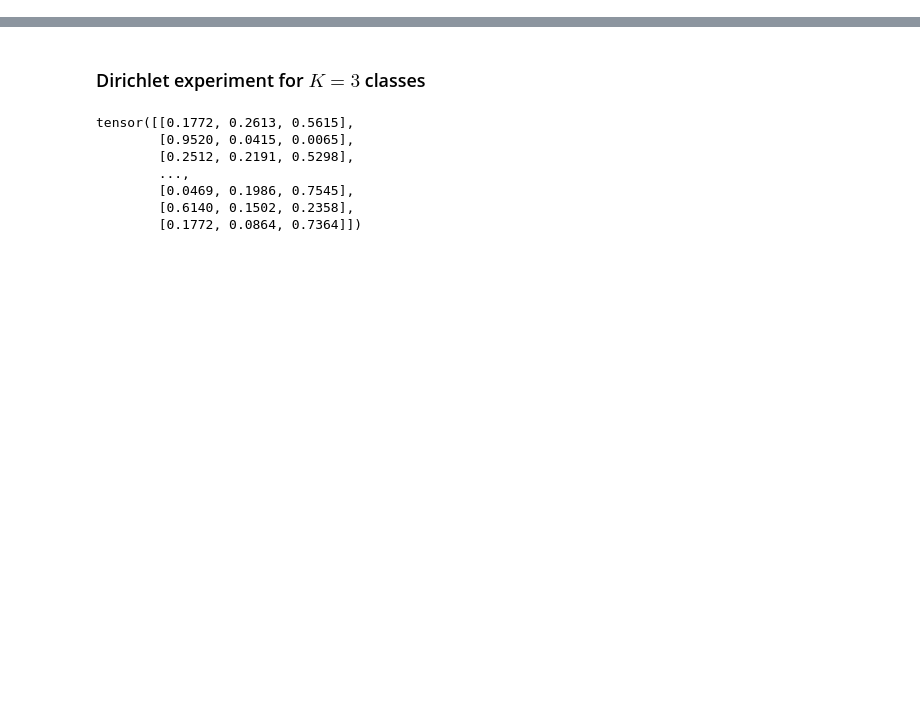
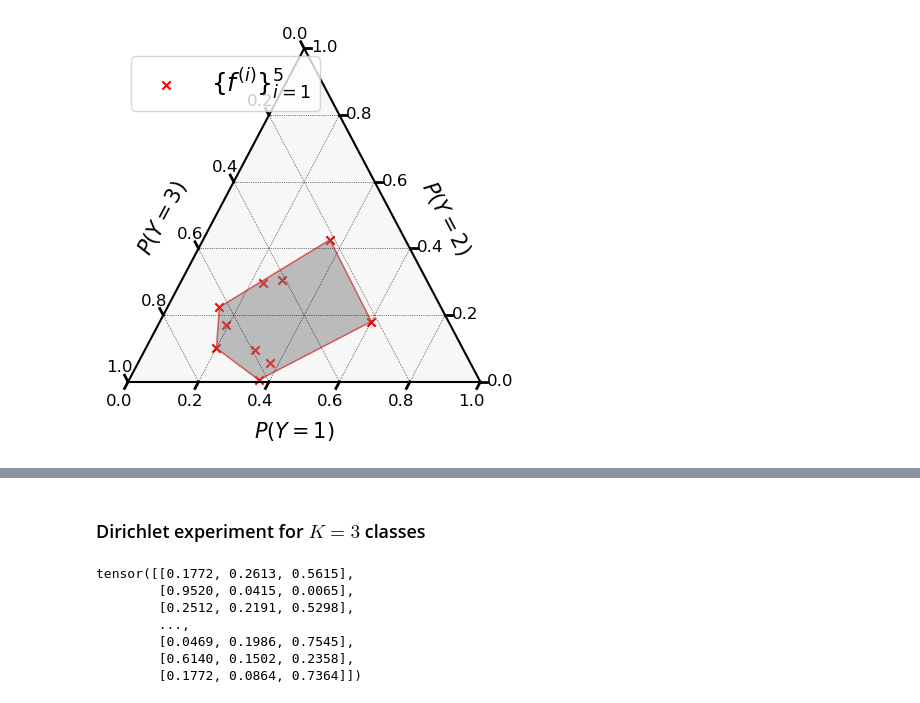
Before and after one commit to mkjuergens/EnsembleCalibration, a Jupyter notebook: notebooks/data_exploration_dirichlet.ipynb, the cells around one changed output, grey strips where cells are left out. Cells and saved outputs as stored; diff of their text form; code cells hidden in the pictures; blank space fills up the shorter version.

```diff
--- a/notebooks/data_exploration_dirichlet.ipynb
+++ b/notebooks/data_exploration_dirichlet.ipynb
@@ -26,0 +37,63 @@ UNCERTAINTY = lambda x : 0.2
+# %%
+x_inst, p_preds, p_bar_h01, y_labels_h01, weights_l_h01 = syn_exp_multiclass(N_SAMPLES, N_CLASSES, N_MODELS, X_BOUNDS, h0=True, x_dep=False, uncertainty=.5)
+# %%
+fig, ax = plt.subplots(figsize=(5, 5))
+
+tax = ternary.TernaryAxesSubplot(ax=ax,scale=1.0)
+p_preds_x = p_preds[0, :, :].detach().numpy()
+p_preds_2d = project_points2D(p_preds_x)
+hull = ConvexHull(p_preds_2d)
+hull_vertices = p_preds_x[hull.vertices]
+
+# fig, tax = ternary.figure(scale=1)
+tax.boundary()
+tax.gridlines(multiple=0.2, color="black", )
+# ticks of axes
+tax.ticks(axis='lbr', multiple=0.2, linewidth=2, offset=0.02, tick_formats="%.1f", fontsize=12)
+# remove outer axes and boxes
+tax.clear_matplotlib_ticks()
+tax.get_axes().axis("off")
+
+tax.scatter(
+    list(map(tuple, p_preds_x)),
+    marker="x",
+    color="red",
+    label="$\{f^{(i)}\}_{i=1}^{5}$",
+)
+for simplex in hull.simplices:
+    point1 = tuple(p_preds_x[simplex[0]])
+    point2 = tuple(p_preds_x[simplex[1]])
+    tax.line(point1, point2, linewidth=1.0, color="red", alpha=0.5)
+
+polygon = Polygon(
+    list(map(tuple, project_points2D(hull_vertices))),
+    closed=True,
+    color="grey",
+    alpha=0.5,
+)
+tax.get_axes().add_patch(polygon)
+# plot the true point
+# legend
+tax.legend(
+    loc="upper left",
+    fontsize=18,
+    bbox_to_anchor=(0.02, 0.98),
+    title_fontsize=15,
+    fancybox=True,
+)
+corners_titles = ["$P(Y=1)$", "$P(Y=2)$", "$P(Y=3)$"]
+#put corners titles
+tax.bottom_axis_label(corners_titles[0], fontsize=15, offset=0.1)
+tax.right_axis_label(corners_titles[1], fontsize=15, offset=0.15)
+tax.left_axis_label(corners_titles[2], fontsize=15, offset=0.15)
+
+# save
+plt.savefig("../figures/simplex_polygon_dirichlet.pdf", dpi=300)
+# leave space below title
+# set title below plot
+#tax.set_title(f"$x = {{{x_val: .2f}}}$", fontsize=17, pad=10, y=-0.1)
+
+# plt.savefig("../figures/simplex_polygon_instance_unc.png", dpi=300)
+# plt.savefig("../figures/simplex_polygon_instance_unc.svg")
+# %% [output]
+[figure, added]
```
Also changed, not shown: parts of 4 cells of this notebook, 44 other files.
